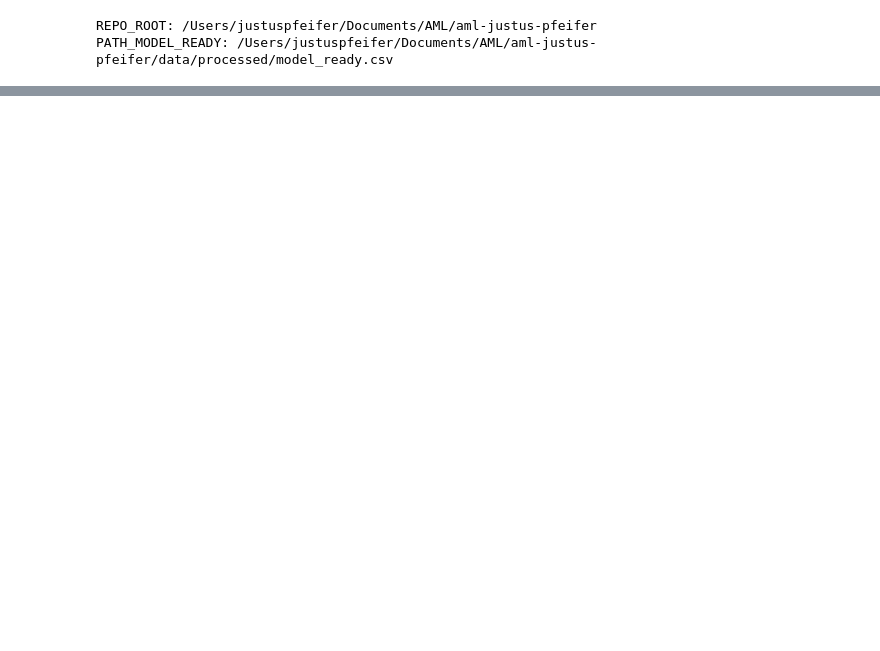
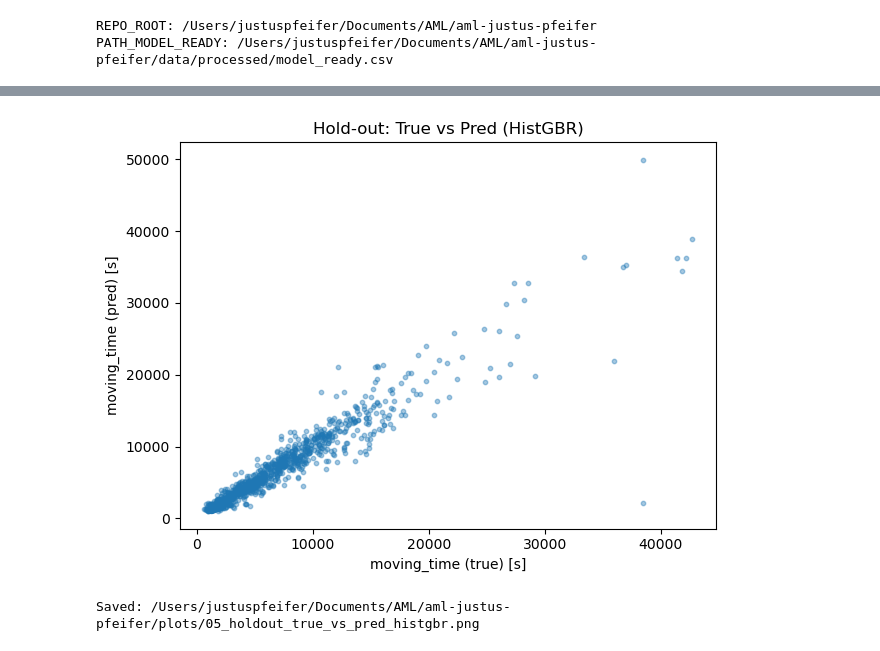
Before and after one commit to pfeiferjustus-debug/aml-justus-pfeifer, a Jupyter notebook: notebooks/05_feature_engineering_and_model_extensions.ipynb, the cells around one changed output, grey strips where cells are left out. Saved outputs shown, nothing was run; the diff lists cells and outputs as text; code cells hidden in the pictures; blank space fills up the shorter version.

```diff
--- a/notebooks/05_feature_engineering_and_model_extensions.ipynb
+++ b/notebooks/05_feature_engineering_and_model_extensions.ipynb
@@ -312,0 +361,13 @@ Hold-out MAE: 583.16s (9.72 min) | RMSE: 1412.43s | R2: 0.9282
+# %%
+plt.figure()
+plt.scatter(pred_df["y_true"], pred_df["y_pred"], s=10, alpha=0.4)
+plt.xlabel("moving_time (true) [s]")
+plt.ylabel("moving_time (pred) [s]")
+plt.title("Hold-out: True vs Pred (HistGBR)")
+savefig("05_holdout_true_vs_pred_histgbr.png")
+plt.show()
+
+print("Saved:", PATH_PLOTS / "05_holdout_true_vs_pred_histgbr.png")
+# %% [output]
+[figure, added]
+Saved: /Users/justuspfeifer/Documents/AML/aml-justus-pfeifer/plots/05_holdout_true_vs_pred_histgbr.png
```
Also changed, not shown: parts of 16 cells of this notebook, 10 other files.
